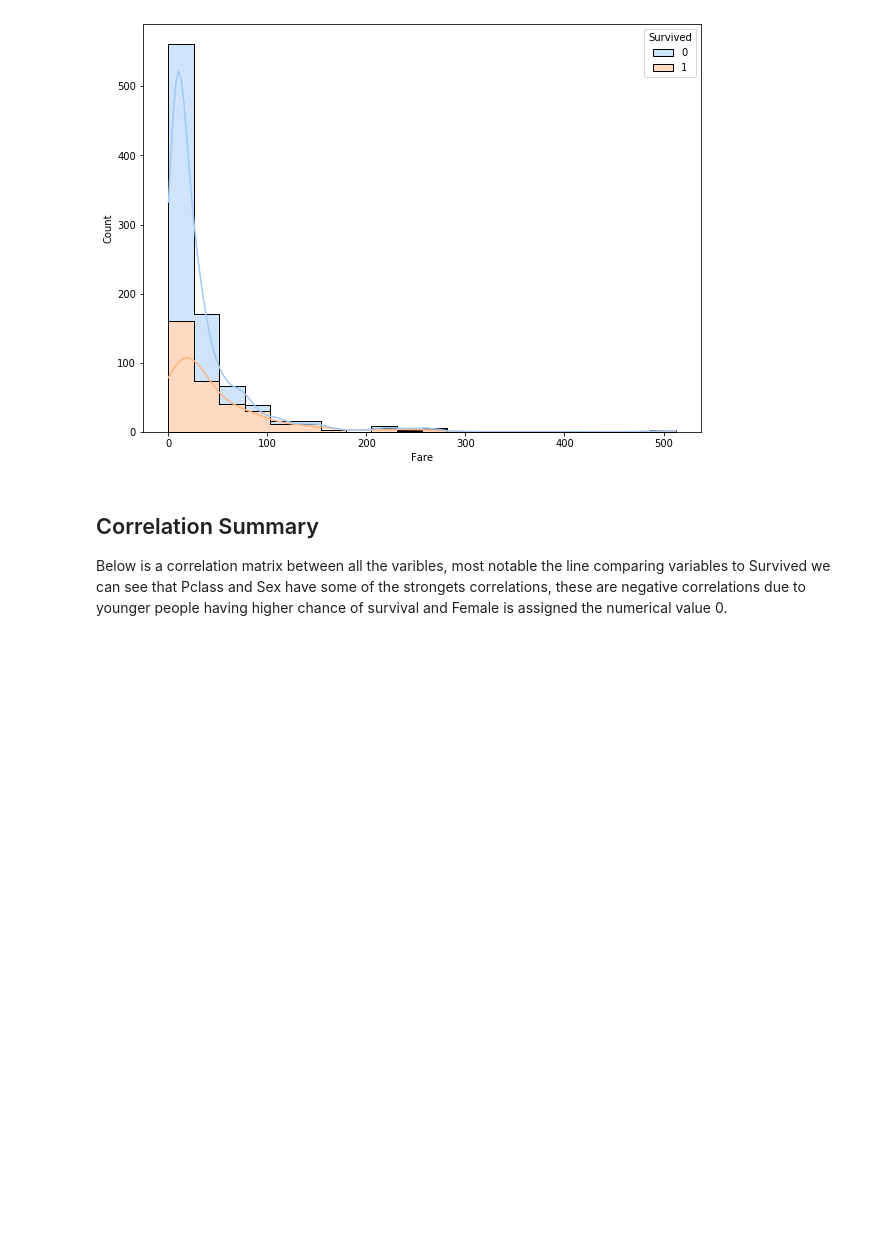
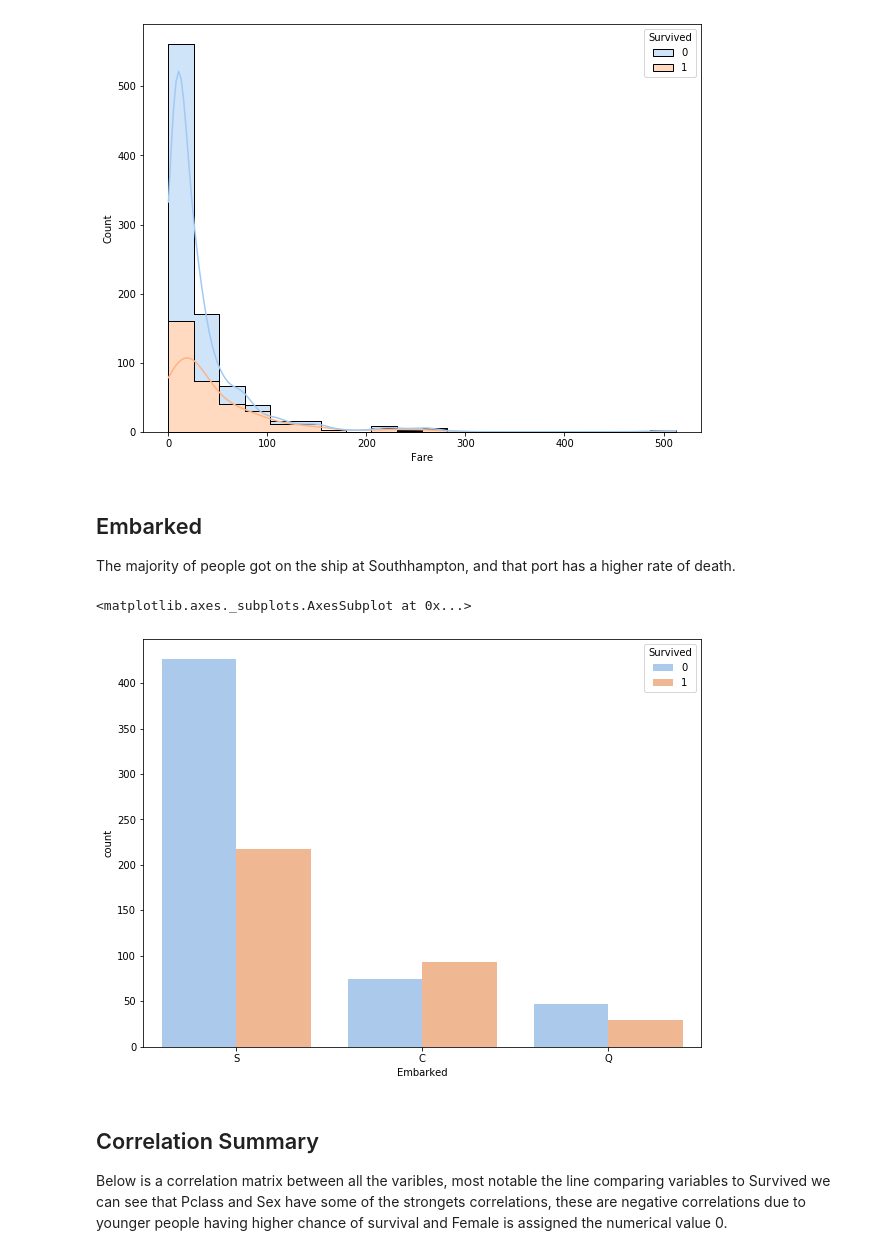
Before and after one commit to SamButterfield/csc8111_machine_learning_coursework, a Jupyter notebook: CSC8111_SB_Titanic_Coursework.ipynb, the cells around one changed output. Cells and saved outputs as stored; diff of their text form; code cells hidden in the pictures; blank space fills up the shorter version.

```diff
--- a/CSC8111_SB_Titanic_Coursework.ipynb
+++ b/CSC8111_SB_Titanic_Coursework.ipynb
@@ -201,6 +201,15 @@ sns.histplot(data = train_df, x="Fare", hue = "Survived"
 # %% [output]
 <matplotlib.axes._subplots.AxesSubplot at 0x...>
 [figure]
+# %% [markdown]
+## Embarked
+The majority of people got on the ship at Southhampton, and that port has a higher rate of death.
+# %%
+plt.figure(figsize = (10, 7.5))
+sns.countplot(data = train_df, x="Embarked", hue = "Survived")
+# %% [output]
+<matplotlib.axes._subplots.AxesSubplot at 0x...>
+[figure, added]
 # %% [markdown]
 ## Correlation Summary
 Below is a correlation matrix between all the varibles, most notable the line comparing variables to Survived we can see that Pclass and Sex have some of the strongets correlations, these are negative correlations due to younger people having higher chance of survival and Female is assigned the numerical value 0.
```
Also changed, not shown: parts of 11 cells of this notebook.
